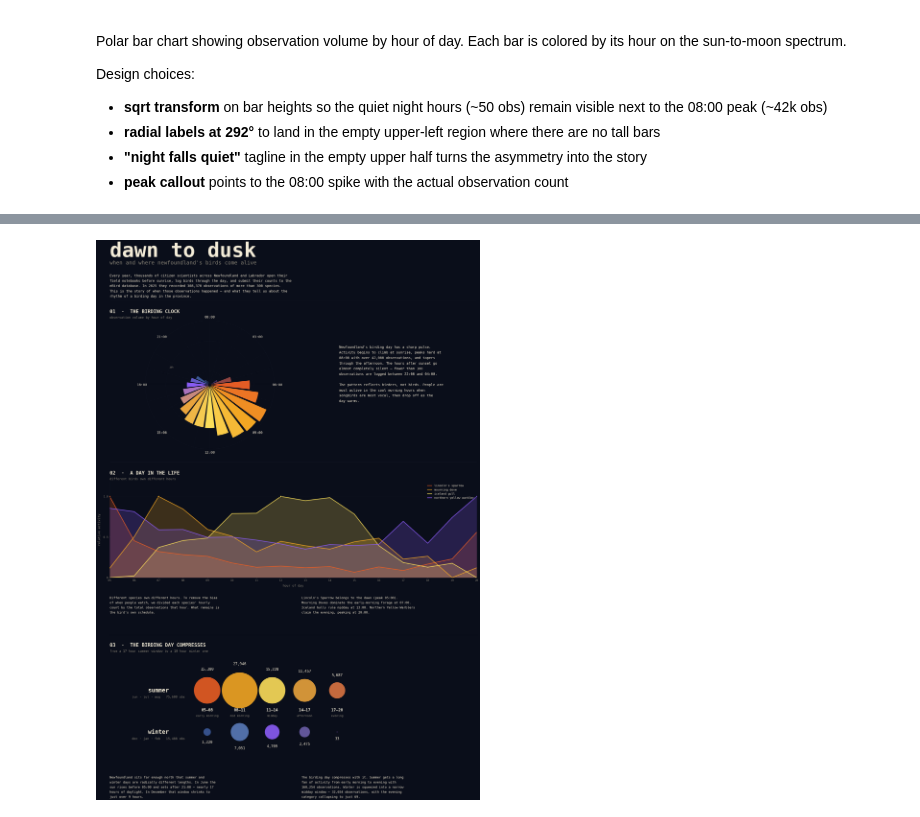
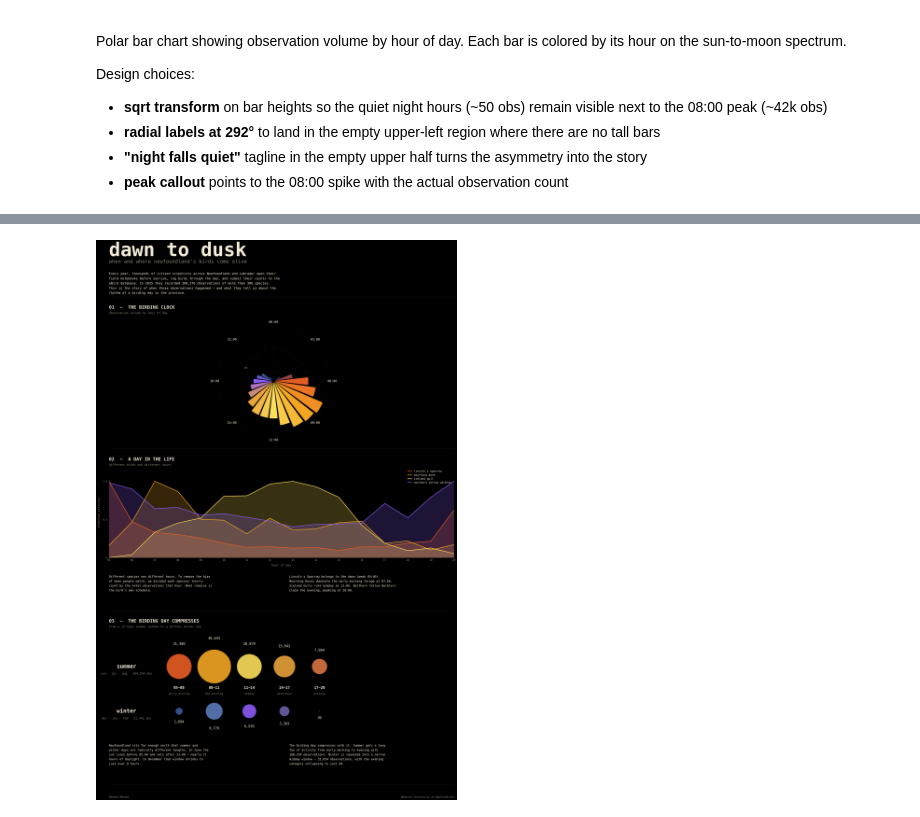
Before and after one commit to floatum/dawn-to-dusk, a Jupyter notebook: notebooks_dawn_to_dusk_infographic.ipynb, the cells around one changed output, grey strips where cells are left out. Drawn from its saved outputs; the diff is of its cells as text; code cells hidden in the pictures.

```diff
--- a/notebooks_dawn_to_dusk_infographic.ipynb
+++ b/notebooks_dawn_to_dusk_infographic.ipynb
@@ -19,7 +20,8 @@ Shared palette, typography, and matplotlib defaults. Everything else in the note
 # %%
 # ─── palette ──────────────────────────────────────────────────────────────────
 
-BG          = "#0a0e1a"  # deep night sky
+# BG          = "#0a0e1a"  # deep night sky
+BG          = "#000000"  # deep night sky
 TEXT        = "#f4ecd8"  # parchment off-white
 TEXT_MUTED  = "#8a8578"
 GRID        = "#1e2332"
@@ -110,7 +112,7 @@ font: DejaVu Sans Mono
 # %% [markdown]
 ## Load data
 # %%
-df = pd.read_csv("birds.csv")
+df = pd.read_csv("birds.csv", engine="python", on_bad_lines="skip")
 df["OBSERVATION DATE"] = pd.to_datetime(df["OBSERVATION DATE"])
 df["month"] = df["OBSERVATION DATE"].dt.month
 df["hour"]  = pd.to_datetime(df["TIME OBSERVATIONS STARTED"], format="%H:%M:%S", errors="coerce").dt.hour
@@ -420,28 +410,28 @@ RIGHT = 0.94
 WIDTH = RIGHT - LEFT  # 0.88
 
 # vertical band positions in figure coords (top to bottom)
-Y_TITLE_TOP    = 0.972
-Y_INTRO_BOTTOM = 0.890
-DIVIDER_1      = 0.878
+Y_TITLE_TOP    = 0.972      # top of "dawn to dusk" title
+Y_INTRO_BOTTOM = 0.890      # bottom of intro paragraph
+DIVIDER_1      = 0.878      # horizontal line below intro
 
-Y_S1_LABEL    = 0.864
-Y_S1_AX_TOP   = 0.846
-Y_S1_AX_BOT   = 0.640
-DIVIDER_2     = 0.620
+Y_S1_LABEL    = 0.864       # "01 · THE BIRDING CLOCK" text
+Y_S1_AX_TOP   = 0.830       # top edge of Viz 1
+Y_S1_AX_BOT   = 0.640       # bottom edge of Viz 1
+DIVIDER_2     = 0.620       # horizontal line below Viz 1
 
-Y_S2_LABEL    = 0.606
-Y_S2_AX_TOP   = 0.588
-Y_S2_AX_BOT   = 0.435
-Y_S2_PROSE    = 0.405
-DIVIDER_3     = 0.345
+Y_S2_LABEL    = 0.606       # "02 · A DAY IN THE LIFE" text
+Y_S2_AX_TOP   = 0.588       # top edge of Viz 2
+Y_S2_AX_BOT   = 0.435       # bottom edge of Viz 2
+Y_S2_PROSE    = 0.405       # prose text below Viz 2
+DIVIDER_3     = 0.345       # horizontal line below Viz 2
 
-Y_S3_LABEL    = 0.331
-Y_S3_AX_TOP   = 0.288
-Y_S3_AX_BOT   = 0.155
-Y_S3_PROSE    = 0.118
-DIVIDER_4     = 0.050
+Y_S3_LABEL    = 0.331       # "03 · THE BIRDING DAY COMPRESSES" text
+Y_S3_AX_TOP   = 0.288       # top edge of Viz 3
+Y_S3_AX_BOT   = 0.155       # bottom edge of Viz 3
+Y_S3_PROSE    = 0.118       # prose text below Viz 3
+DIVIDER_4     = 0.050       # horizontal line above footer
 
-Y_FOOTER      = 0.030
+Y_FOOTER      = 0.030       # footer text
 
 # ─── header ───────────────────────────────────────────────────────────────────
 
@@ -466,16 +456,27 @@ fig.text(LEFT, Y_INTRO_BOTTOM + 0.030, intro,
 fig.add_artist(plt.Line2D([LEFT, RIGHT], [DIVIDER_1, DIVIDER_1],
                           color=GRID, linewidth=0.8))
 
+
+# # --- FLAG
+
+# # load flag (download NL flag as png and place in your folder)
+# flag = mpimg.imread("nl-flag.webp")
+
+# # create tiny axes for the flag
+# flag_ax = fig.add_axes([LEFT + 0.65, Y_TITLE_TOP - 0.06, 0.20, 0.08])
+# flag_ax.imshow(flag)
+# flag_ax.axis("off")
+
 # ─── section 1 — birding clock ────────────────────────────────────────────────
 
-fig.text(LEFT, Y_S1_LABEL, "01  ·  THE BIRDING CLOCK",
+fig.text(LEFT, Y_S1_LABEL, "01  ~  THE BIRDING CLOCK",
          ha="left", va="top",
          color=TEXT, fontsize=20, fontweight="bold", family=FONT)
 fig.text(LEFT, Y_S1_LABEL - 0.011, "observation volume by hour of day",
          ha="left", va="top",
          color=TEXT_MUTED, fontsize=13, family=FONT)
 
-ax1 = fig.add_axes([LEFT, Y_S1_AX_BOT, 0.48, Y_S1_AX_TOP - Y_S1_AX_BOT],
+ax1 = fig.add_axes([LEFT + 0.18, Y_S1_AX_BOT, 0.48, Y_S1_AX_TOP - Y_S1_AX_BOT],
                    projection="polar", facecolor=BG)
 
 hourly = df.groupby("hour").size().reindex(range(24), fill_value=0)
@@ -497,7 +498,7 @@ ax1.set_yticks([np.sqrt(v) for v in [1000, 10000, 40000]])
 ax1.set_yticklabels(["1k", "10k", "40k"], fontsize=10, color=TEXT_MUTED)
 ax1.set_ylim(0, np.sqrt(ymax_true))
 ax1.set_rlabel_position(292)
-ax1.grid(color=GRID, linewidth=0.5, alpha=0.7, zorder=1)
+ax1.grid(color=GRID, linewidth=0.5, alpha=1, zorder=1)
 ax1.spines["polar"].set_color(GRID)
 ax1.spines["polar"].set_linewidth(0.5)
 
@@ -513,16 +514,16 @@ prose1 = (
     "songbirds are most vocal, then drop off as the\n"
     "day warms."
 )
-fig.text(LEFT + 0.55, Y_S1_AX_TOP - 0.040, prose1,
-         ha="left", va="top",
-         color=TEXT, fontsize=14, family=FONT, linespacing=1.8)
+# fig.text(LEFT + 0.55, Y_S1_AX_TOP - 0.040, prose1,
+#          ha="left", va="top",
+#          color=TEXT, fontsize=14, family=FONT, linespacing=1.8)
 
 fig.add_artist(plt.Line2D([LEFT, RIGHT], [DIVIDER_2, DIVIDER_2],
                           color=GRID, linewidth=0.8))
 
 # ─── section 2 — a day in the life ────────────────────────────────────────────
 
-fig.text(LEFT, Y_S2_LABEL, "02  ·  A DAY IN THE LIFE",
+fig.text(LEFT, Y_S2_LABEL, "02  ~  A DAY IN THE LIFE",
          ha="left", va="top",
          color=TEXT, fontsize=20, fontweight="bold", family=FONT)
 fig.text(LEFT, Y_S2_LABEL - 0.011, "different birds own different hours",
@@ -593,7 +594,7 @@ fig.add_artist(plt.Line2D([LEFT, RIGHT], [DIVIDER_3, DIVIDER_3],
 
 # ─── section 3 — birding day compresses ───────────────────────────────────────
 
-fig.text(LEFT, Y_S3_LABEL, "03  ·  THE BIRDING DAY COMPRESSES",
+fig.text(LEFT, Y_S3_LABEL, "03  ~  THE BIRDING DAY COMPRESSES",
          ha="left", va="top",
          color=TEXT, fontsize=20, fontweight="bold", family=FONT)
 fig.text(LEFT, Y_S3_LABEL - 0.011, "from a 17-hour summer window to a 10-hour winter one",
@@ -670,45 +671,45 @@ ax3.text(-1.5, Y_WINTER - 0.32, f"dec · jan · feb   {winter_counts.sum():,} ob
          ha="center", va="center",
          color=TEXT_MUTED, fontsize=13, family=FONT)
 
-ax3.set_xlim(-3.0, len(buckets) - 0.3)
-ax3.set_ylim(-2.0, 2.0)
+ax3.set_xlim(-2.0, len(buckets) - 0.3)
+ax3.set_ylim(-1.5, 2.0)
 ax3.axis("off")
 
 prose3_left = (
     "Newfoundland sits far enough north that summer and\n"
     "winter days are radically different lengths. In June the\n"
     "sun rises before 05:00 and sets after 21:00 — nearly 17\n"
     "hours of daylight. In December that window shrinks to\n"
     "just over 9 hours."
 )
 prose3_right = (
     "The birding day compresses with it. Summer gets a long\n"
     "fan of activity from early morning to evening with\n"
     "160,254 observations. Winter is squeezed into a narrow\n"
     "midday window — 32,654 observations, with the evening\n"
     "category collapsing to just 69."
 )
 fig.text(LEFT,        Y_S3_PROSE, prose3_left,
          ha="left", va="top",
          color=TEXT, fontsize=13, family=FONT, linespacing=1.7)
 fig.text(LEFT + 0.46, Y_S3_PROSE, prose3_right,
          ha="left", va="top",
          color=TEXT, fontsize=13, family=FONT, linespacing=1.7)
 
-# # ─── footer ───────────────────────────────────────────────────────────────────
+# ─── footer ───────────────────────────────────────────────────────────────────
 
-# fig.add_artist(plt.Line2D([LEFT, RIGHT], [DIVIDER_4, DIVIDER_4],
-#                           color=GRID, linewidth=0.8))
+fig.add_artist(plt.Line2D([LEFT, RIGHT], [DIVIDER_4, DIVIDER_4],
+                          color=GRID, linewidth=0.8))
 
-# fig.text(LEFT, Y_FOOTER,
-#          "data: ebird basic dataset, cornell lab of ornithology, 2025",
-#          ha="left", va="top",
-#          color=TEXT_MUTED, fontsize=11, family=FONT)
-# fig.text(RIGHT, Y_FOOTER,
-#          "comp 4304 · memorial university",
-#          ha="right", va="top",
-#          color=TEXT_MUTED, fontsize=11, family=FONT)
+fig.text(LEFT, Y_FOOTER,
+         "Muneeb Mennad",
+         ha="left", va="top",
+         color=TEXT_MUTED, fontsize=11, family=FONT)
+fig.text(RIGHT, Y_FOOTER,
+         "Memorial University of Newfoundland",
+         ha="right", va="top",
+         color=TEXT_MUTED, fontsize=11, family=FONT)
 
 plt.show()
 # %% [output]
-[figure, old version]
+[figure, new version]
```
Also changed, not shown: parts of 6 cells of this notebook.
